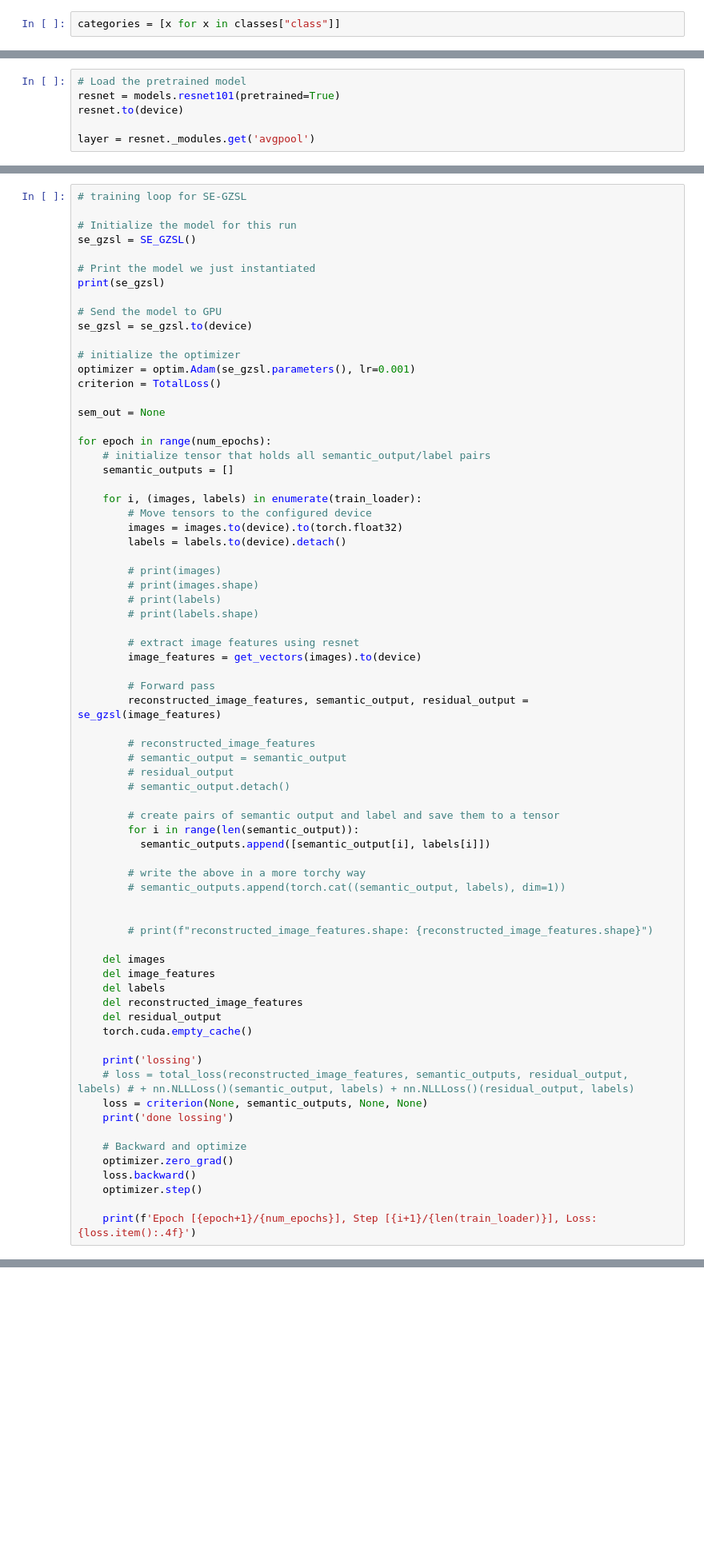
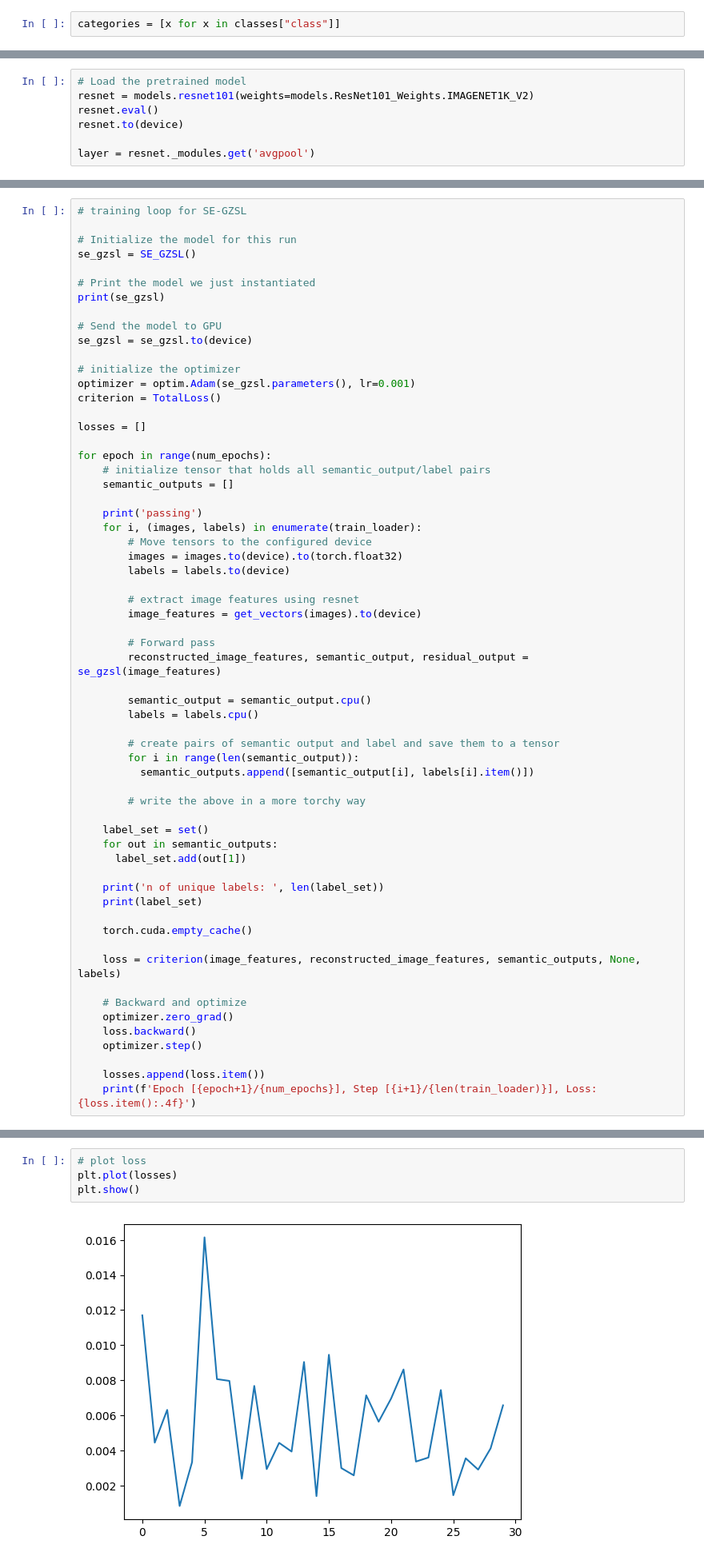
Before and after one commit to michaeldraga/aki-project, a Jupyter notebook: model.ipynb, the cells around one changed output, grey strips where cells are left out. Shown at 80% size. Cells and saved outputs as stored; diff of their text form; blank space fills up the shorter version.

Commit message:
Add more losses

```diff
--- a/model.ipynb
+++ b/model.ipynb
@@ -205,6 +187,7 @@ visualize(train_loader, categories)
 # %%
 # Load the pretrained model
-resnet = models.resnet101(pretrained=True)
+resnet = models.resnet101(weights=models.ResNet101_Weights.IMAGENET1K_V2)
+resnet.eval()
 resnet.to(device)
 
 layer = resnet._modules.get('avgpool')
@@ -503,21 +527,17 @@ se_gzsl = se_gzsl.to(device)
 optimizer = optim.Adam(se_gzsl.parameters(), lr=0.001)
 criterion = TotalLoss()
 
-sem_out = None
+losses = []
 
 for epoch in range(num_epochs):
     # initialize tensor that holds all semantic_output/label pairs
     semantic_outputs = []
 
+    print('passing')
     for i, (images, labels) in enumerate(train_loader):
         # Move tensors to the configured device
         images = images.to(device).to(torch.float32)
-        labels = labels.to(device).detach()
-
-        # print(images)
-        # print(images.shape)
-        # print(labels)
-        # print(labels.shape)
+        labels = labels.to(device)
 
         # extract image features using resnet
         image_features = get_vectors(images).to(device)
@@ -525,38 +545,32 @@ for epoch in range(num_epochs):
         # Forward pass
         reconstructed_image_features, semantic_output, residual_output = se_gzsl(image_features)
 
-        # reconstructed_image_features
-        # semantic_output = semantic_output
-        # residual_output
-        # semantic_output.detach()
+        semantic_output = semantic_output.cpu()
+        labels = labels.cpu()
 
         # create pairs of semantic output and label and save them to a tensor
         for i in range(len(semantic_output)):
-          semantic_outputs.append([semantic_output[i], labels[i]])
+          semantic_outputs.append([semantic_output[i], labels[i].item()])
 
         # write the above in a more torchy way
-        # semantic_outputs.append(torch.cat((semantic_output, labels), dim=1))
 
+    label_set = set()
+    for out in semantic_outputs:
+      label_set.add(out[1])
 
-        # print(f"reconstructed_image_features.shape: {reconstructed_image_features.shape}")
+    print('n of unique labels: ', len(label_set))
+    print(label_set)
 
-    del images
-    del image_features
-    del labels
-    del reconstructed_image_features
-    del residual_output
     torch.cuda.empty_cache()
 
-    print('lossing')
-    # loss = total_loss(reconstructed_image_features, semantic_outputs, residual_output, labels) # + nn.NLLLoss()(semantic_output, labels) + nn.NLLLoss()(residual_output, labels)
-    loss = criterion(None, semantic_outputs, None, None)
-    print('done lossing')
+    loss = criterion(image_features, reconstructed_image_features, semantic_outputs, None, labels)
 
     # Backward and optimize
     optimizer.zero_grad()
     loss.backward()
     optimizer.step()
 
+    losses.append(loss.item())
     print(f'Epoch [{epoch+1}/{num_epochs}], Step [{i+1}/{len(train_loader)}], Loss: {loss.item():.4f}')
 # %% [output]
 SE_GZSL(
@@ -579,3 +596,9 @@ done lossing
+# %%
+# plot loss
+plt.plot(losses)
+plt.show()
+# %% [output]
+[figure, added]
 # %%
 import gc
 gc.collect()
```
Also changed, not shown: parts of 13 cells of this notebook, 1 other file.
